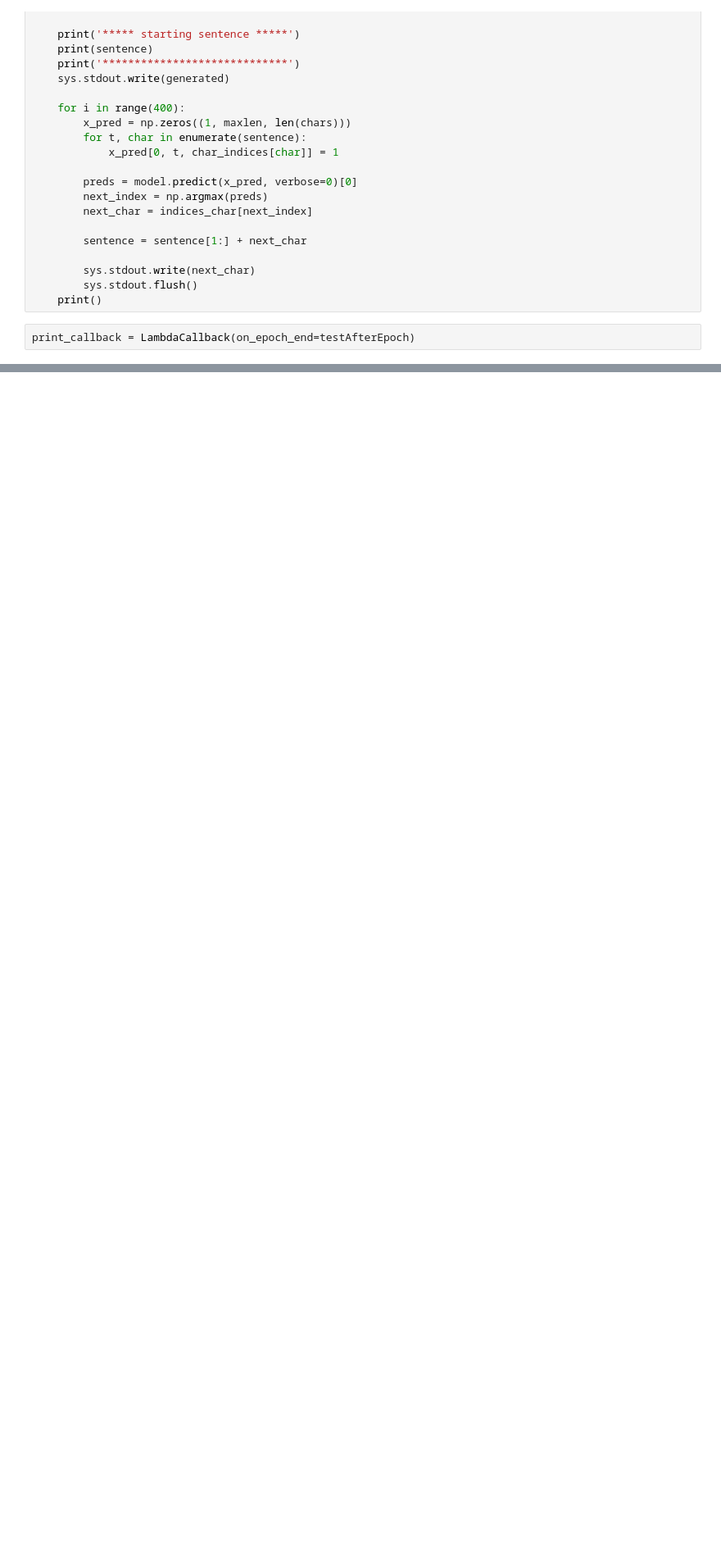
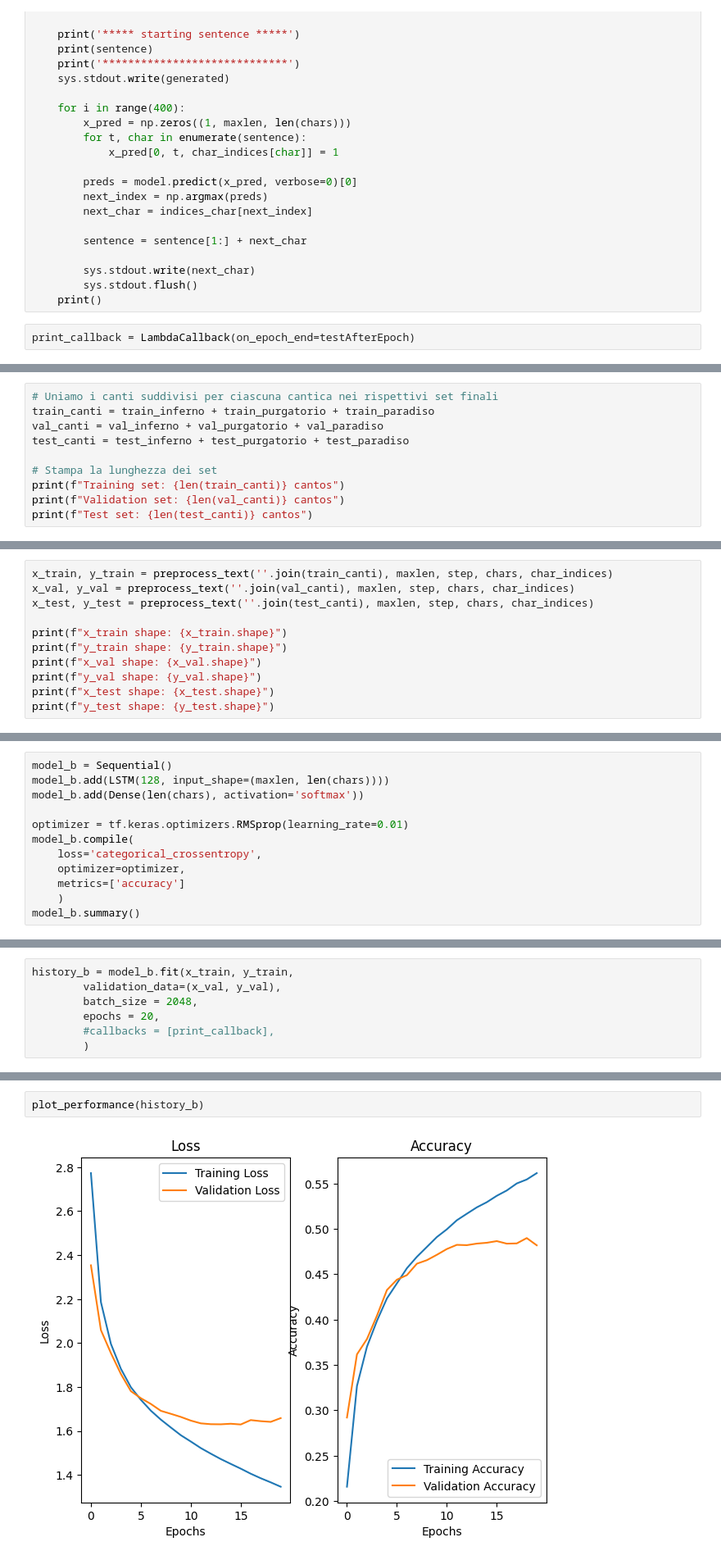
Before and after one commit to LucaPerf/Assignement-Advanced-ML, a Jupyter notebook: Assignment_4/Assignment_4_Perfetti_Luca.ipynb, the cells around one changed output, grey strips where cells are left out. Shown at 82% size. Saved outputs shown, nothing was run; the diff lists cells and outputs as text; blank space fills up the shorter version.

```diff
--- a/Assignment_4/Assignment_4_Perfetti_Luca.ipynb
+++ b/Assignment_4/Assignment_4_Perfetti_Luca.ipynb
@@ -209,0 +380,10 @@ model.fit(x_train, y_train,
+# %%
+# Uniamo i canti suddivisi per ciascuna cantica nei rispettivi set finali
+train_canti = train_inferno + train_purgatorio + train_paradiso
+val_canti = val_inferno + val_purgatorio + val_paradiso
+test_canti = test_inferno + test_purgatorio + test_paradiso
+
+# Stampa la lunghezza dei set
+print(f"Training set: {len(train_canti)} cantos")
+print(f"Validation set: {len(val_canti)} cantos")
+print(f"Test set: {len(test_canti)} cantos")
@@ -209,0 +394,11 @@ model.fit(x_train, y_train,
+# %%
+x_train, y_train = preprocess_text(''.join(train_canti), maxlen, step, chars, char_indices)
+x_val, y_val = preprocess_text(''.join(val_canti), maxlen, step, chars, char_indices)
+x_test, y_test = preprocess_text(''.join(test_canti), maxlen, step, chars, char_indices)
+
+print(f"x_train shape: {x_train.shape}")
+print(f"y_train shape: {y_train.shape}")
+print(f"x_val shape: {x_val.shape}")
+print(f"y_val shape: {y_val.shape}")
+print(f"x_test shape: {x_test.shape}")
+print(f"y_test shape: {y_test.shape}")
@@ -209,0 +412,12 @@ model.fit(x_train, y_train,
+# %%
+model_b = Sequential()
+model_b.add(LSTM(128, input_shape=(maxlen, len(chars))))
+model_b.add(Dense(len(chars), activation='softmax'))
+
+optimizer = tf.keras.optimizers.RMSprop(learning_rate=0.01)
+model_b.compile(
+    loss='categorical_crossentropy',
+    optimizer=optimizer,
+    metrics=['accuracy']
+    )
+model_b.summary()
@@ -209,0 +438,7 @@ model.fit(x_train, y_train,
+# %%
+history_b = model_b.fit(x_train, y_train,
+        validation_data=(x_val, y_val),
+        batch_size = 2048,
+        epochs = 20,
+        #callbacks = [print_callback],
+        )
@@ -209,0 +463,4 @@ model.fit(x_train, y_train,
+# %%
+plot_performance(history_b)
+# %% [output]
+[figure, added]
```
Also changed, not shown: parts of 40 cells of this notebook, 3 other files.
